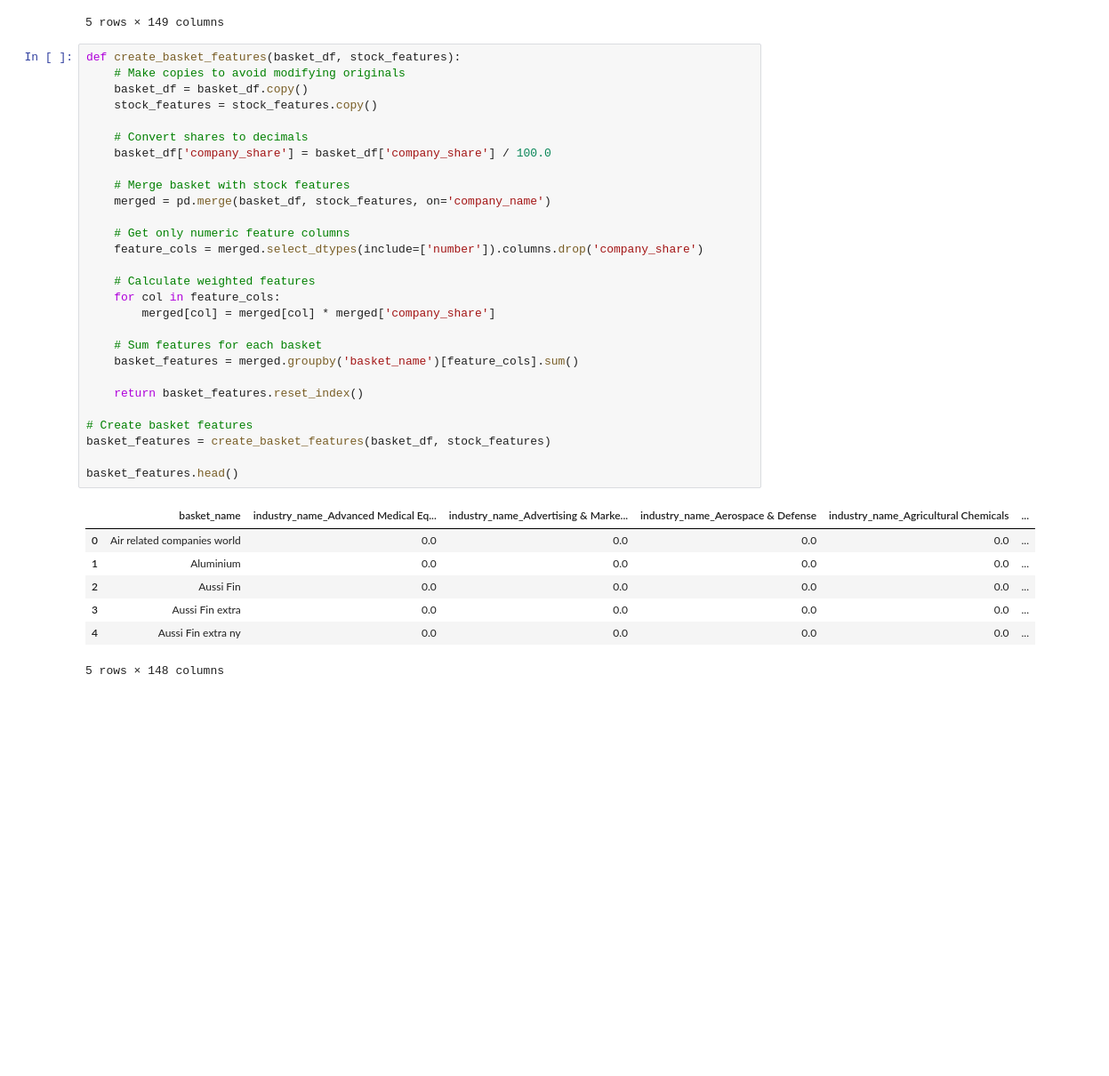
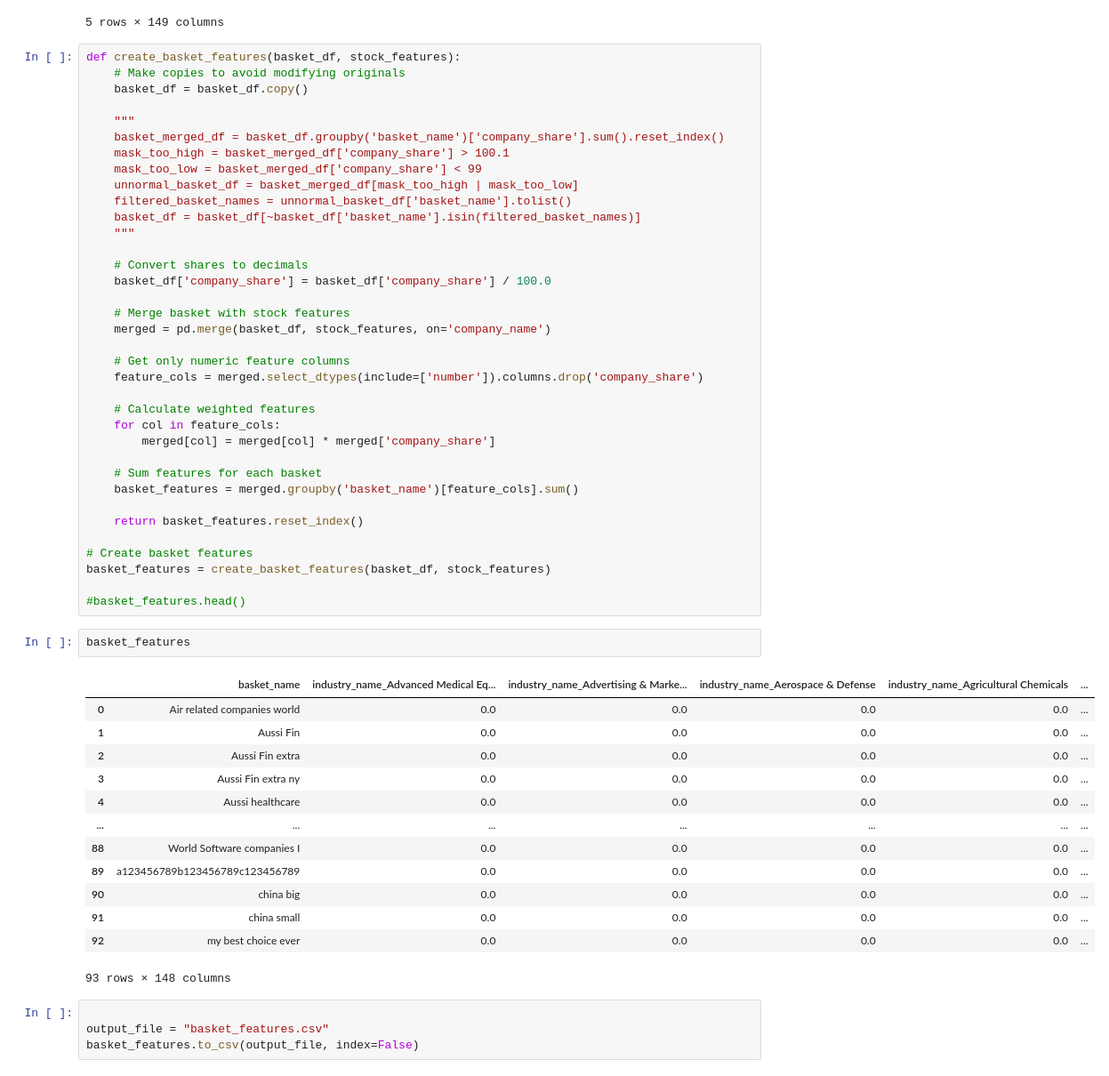
Before and after one commit to Lellalu/II142X_VT2025, a Jupyter notebook: fin_features_recommendation.ipynb, the cells around one changed output. Shown: that part at 89% size. Cells and saved outputs as stored; diff of their text form; blank space fills up the shorter version.

```diff
--- a/fin_param_test.ipynb
+++ b/fin_features_recommendation.ipynb
@@ -266,7 +291,15 @@ Final stock_features shape: (2673, 149)
 def create_basket_features(basket_df, stock_features):
     # Make copies to avoid modifying originals
     basket_df = basket_df.copy()
-    stock_features = stock_features.copy()
+
+    """
+    basket_merged_df = basket_df.groupby('basket_name')['company_share'].sum().reset_index()
+    mask_too_high = basket_merged_df['company_share'] > 100.1
+    mask_too_low = basket_merged_df['company_share'] < 99
+    unnormal_basket_df = basket_merged_df[mask_too_high | mask_too_low]
+    filtered_basket_names = unnormal_basket_df['basket_name'].tolist()
+    basket_df = basket_df[~basket_df['basket_name'].isin(filtered_basket_names)]
+    """
 
     # Convert shares to decimals
     basket_df['company_share'] = basket_df['company_share'] / 100.0
@@ -289,15 +322,27 @@ def create_basket_features(basket_df, stock_features):
 # Create basket features
 basket_features = create_basket_features(basket_df, stock_features)
 
-basket_features.head()
+#basket_features.head()
-# %% [output]
-|  | basket_name | industry_name_Advanced Medical Eq... | industry_name_Advertising & Marke... | industry_name_Aerospace & Defense | industry_name_Agricultural Chemicals | ... |
-| 0 | Air related companies world | 0.0 | 0.0 | 0.0 | 0.0 | ... |
-| 1 | Aluminium | 0.0 | 0.0 | 0.0 | 0.0 | ... |
-| 2 | Aussi Fin | 0.0 | 0.0 | 0.0 | 0.0 | ... |
-| 3 | Aussi Fin extra | 0.0 | 0.0 | 0.0 | 0.0 | ... |
-| 4 | Aussi Fin extra ny | 0.0 | 0.0 | 0.0 | 0.0 | ... |
-5 rows × 148 columns
+# %%
+basket_features
+# %% [output]
+|  | basket_name | industry_name_Advanced Medical Eq... | industry_name_Advertising & Marke... | industry_name_Aerospace & Defense | industry_name_Agricultural Chemicals | ... |
+| 0 | Air related companies world | 0.0 | 0.0 | 0.0 | 0.0 | ... |
+| 1 | Aussi Fin | 0.0 | 0.0 | 0.0 | 0.0 | ... |
+| 2 | Aussi Fin extra | 0.0 | 0.0 | 0.0 | 0.0 | ... |
+| 3 | Aussi Fin extra ny | 0.0 | 0.0 | 0.0 | 0.0 | ... |
+| 4 | Aussi healthcare | 0.0 | 0.0 | 0.0 | 0.0 | ... |
+| ... | ... | ... | ... | ... | ... | ... |
+| 88 | World Software companies I | 0.0 | 0.0 | 0.0 | 0.0 | ... |
+| 89 | a123456789b123456789c123456789 | 0.0 | 0.0 | 0.0 | 0.0 | ... |
+| 90 | china big | 0.0 | 0.0 | 0.0 | 0.0 | ... |
+| 91 | china small | 0.0 | 0.0 | 0.0 | 0.0 | ... |
+| 92 | my best choice ever | 0.0 | 0.0 | 0.0 | 0.0 | ... |
+93 rows × 148 columns
+# %%
+
+output_file = "basket_features.csv"
+basket_features.to_csv(output_file, index=False)
 # %%
 # Compute cosine similarity matrix (n_basket, n_basket)
 similarity_matrix = cosine_similarity(basket_features.iloc[:, 1:].values)
```
Also changed, not shown: parts of 9 cells of this notebook, 13 other files.
